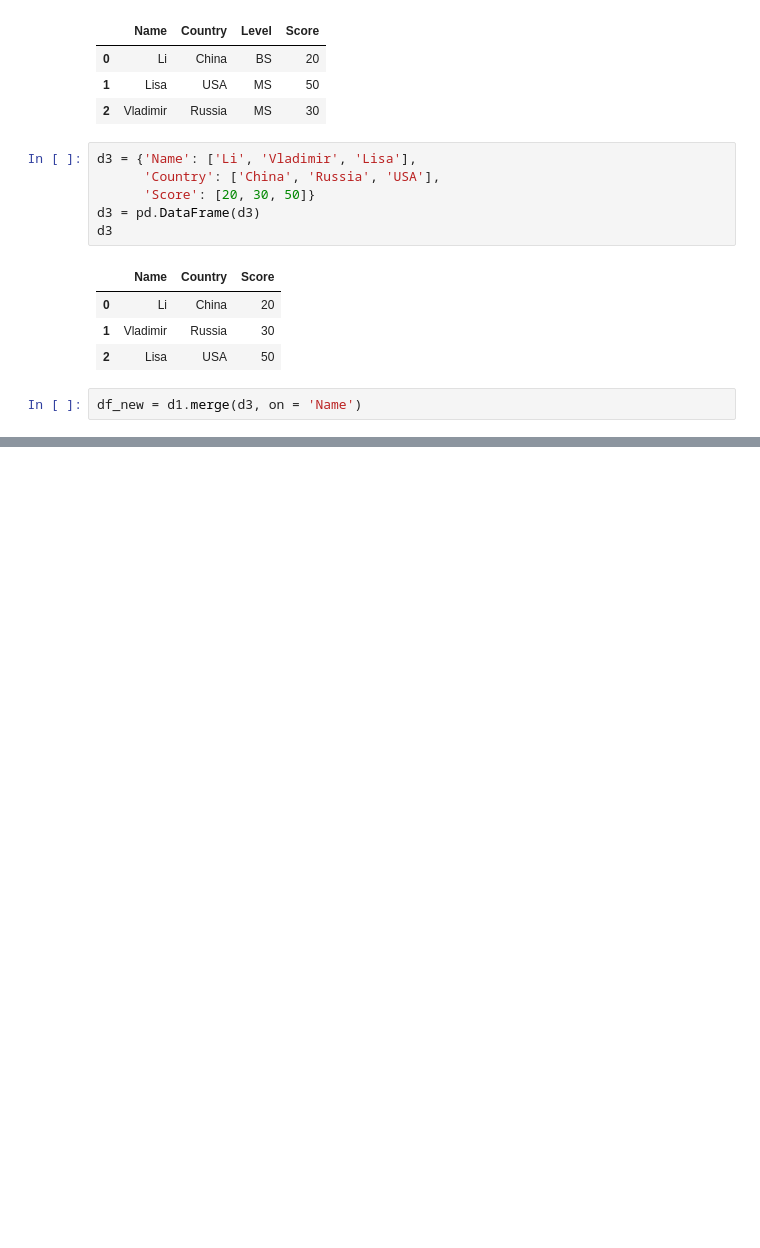
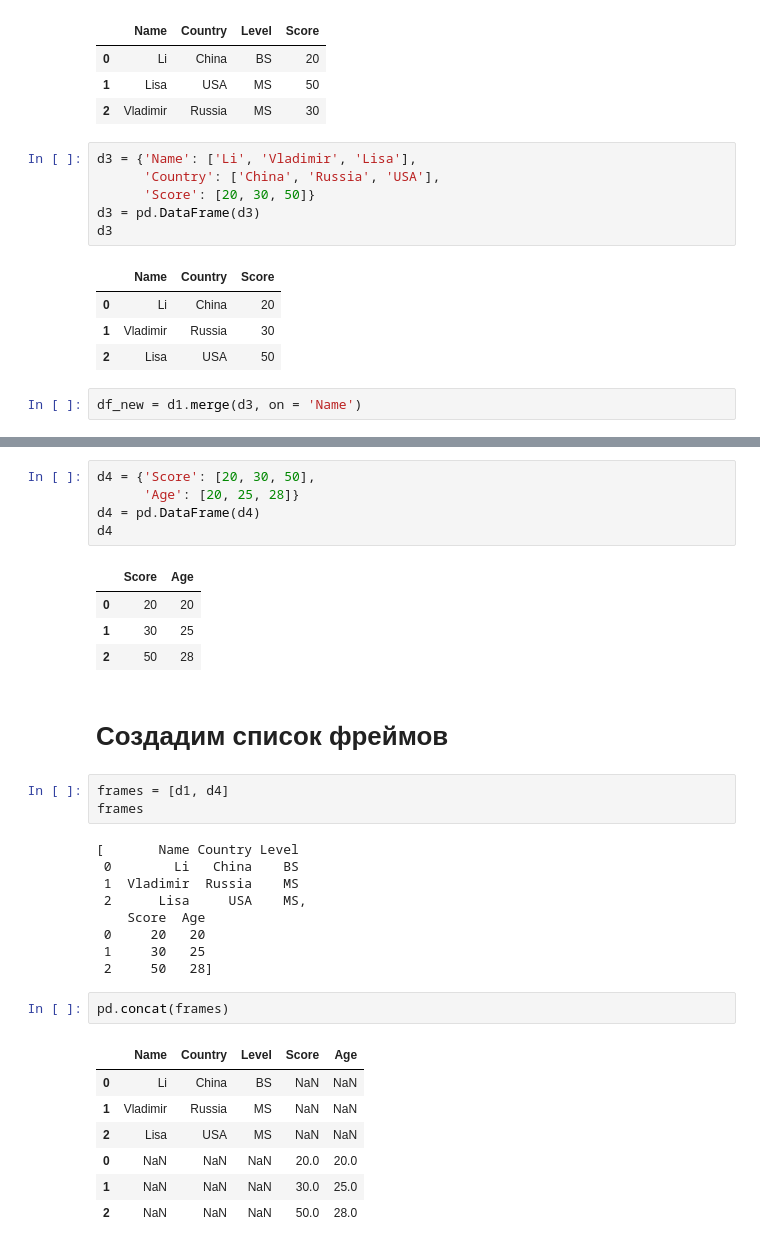
Before and after one commit to ArmanVasilovich/python_spbu, a Jupyter notebook: October-28/October-28-Pandas.ipynb, the cells around one changed output, grey strips where cells are left out. Drawn from its saved outputs; the diff is of its cells as text; blank space fills up the shorter version.

Commit message:
Frames concat

```diff
--- a/October-28/October-28-Pandas.ipynb
+++ b/October-28/October-28-Pandas.ipynb
@@ -806,0 +837,34 @@ df_new = d1.merge(d3, on = 'Name')
+# %%
+d4 = {'Score': [20, 30, 50],
+      'Age': [20, 25, 28]}
+d4 = pd.DataFrame(d4)
+d4
+# %% [output]
+|  | Score | Age |
+| 0 | 20 | 20 |
+| 1 | 30 | 25 |
+| 2 | 50 | 28 |
+# %% [markdown]
+# Создадим список фреймов
+# %%
+frames = [d1, d4]
+frames
+# %% [output]
+[       Name Country Level
+ 0        Li   China    BS
+ 1  Vladimir  Russia    MS
+ 2      Lisa     USA    MS,
+    Score  Age
+ 0     20   20
+ 1     30   25
+ 2     50   28]
+# %%
+pd.concat(frames)
+# %% [output]
+|  | Name | Country | Level | Score | Age |
+| 0 | Li | China | BS | NaN | NaN |
+| 1 | Vladimir | Russia | MS | NaN | NaN |
+| 2 | Lisa | USA | MS | NaN | NaN |
+| 0 | NaN | NaN | NaN | 20.0 | 20.0 |
+| 1 | NaN | NaN | NaN | 30.0 | 25.0 |
+| 2 | NaN | NaN | NaN | 50.0 | 28.0 |
```
Also changed, not shown: parts of 8 cells of this notebook.
